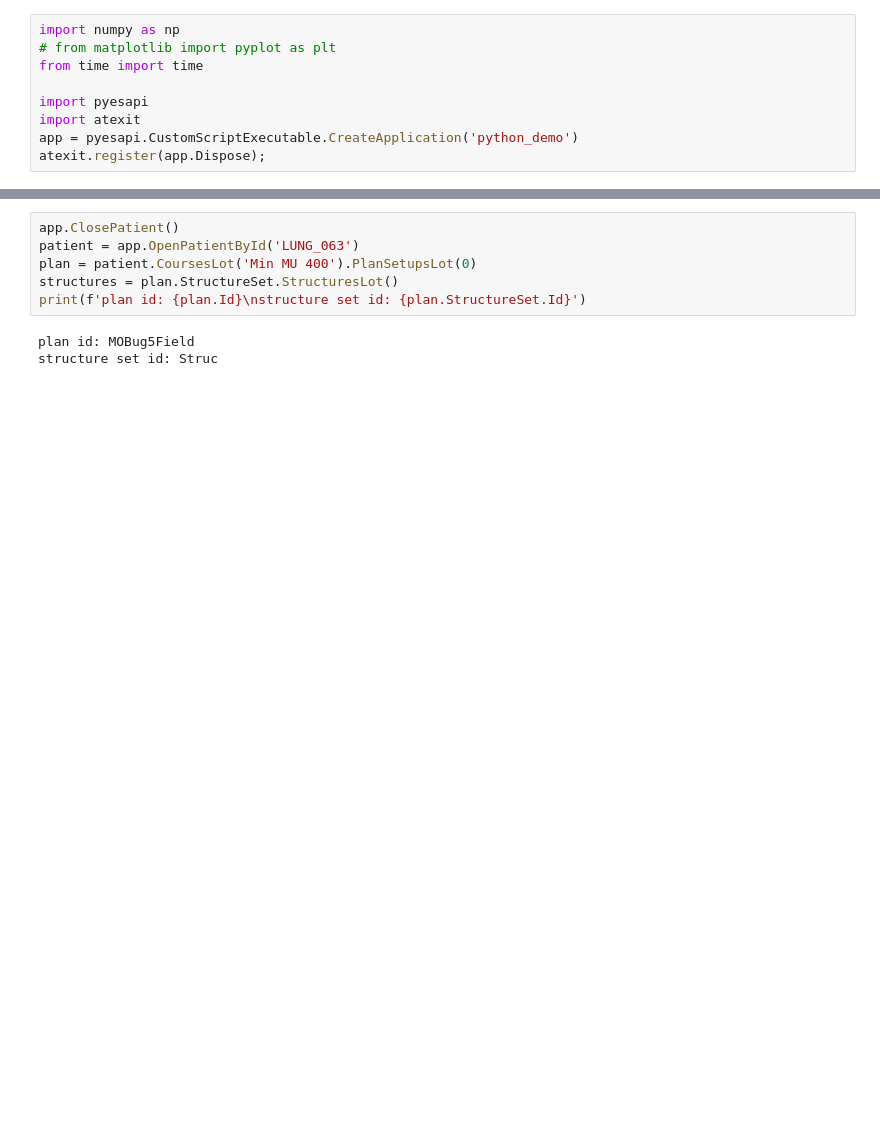
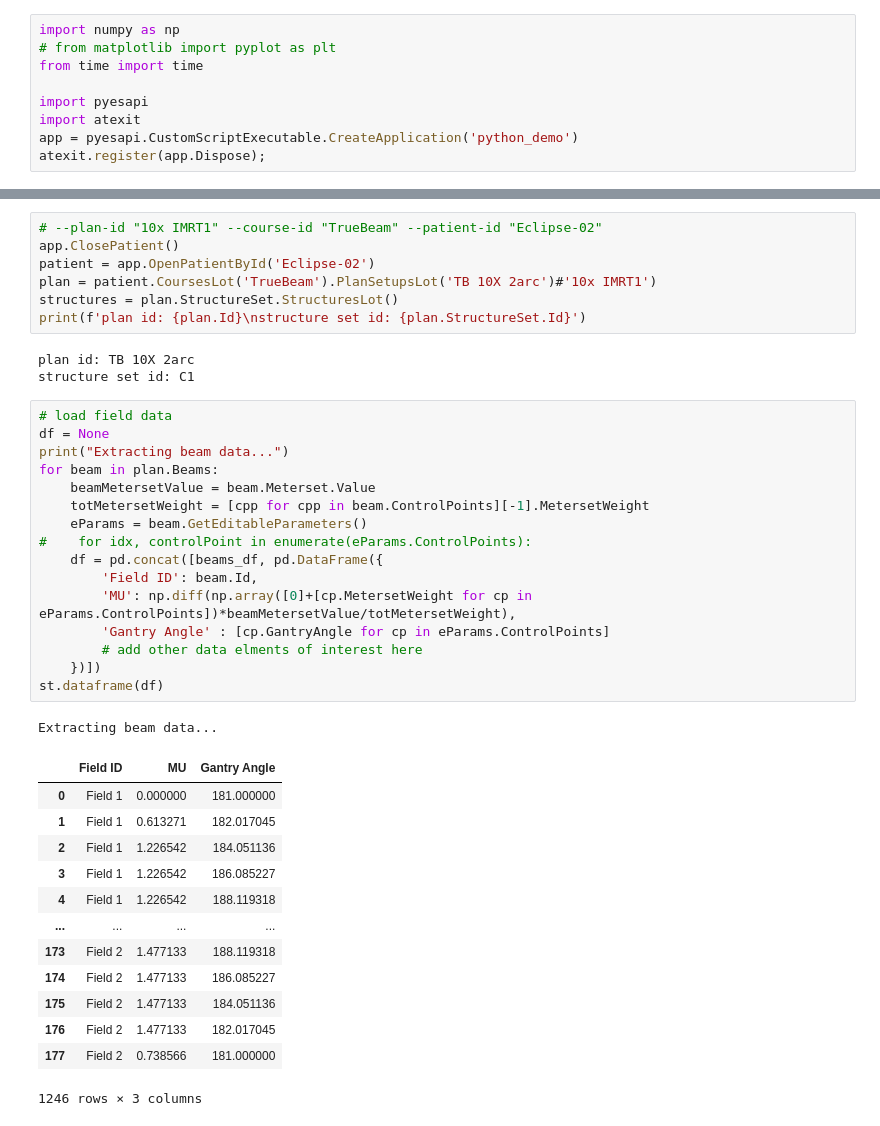
Before and after one commit to Varian-MedicalAffairsAppliedSolutions/MAAS-BeamDashboardX, a Jupyter notebook: ScratchPad.ipynb, the cells around one changed output, grey strips where cells are left out. Cells and saved outputs as stored; diff of their text form; blank space fills up the shorter version.

```diff
--- a/ScratchPad.ipynb
+++ b/ScratchPad.ipynb
@@ -36,9 +40,41 @@ Sphere Phantom Sphere Phantom
 # %%
+# --plan-id "10x IMRT1" --course-id "TrueBeam" --patient-id "Eclipse-02"
 app.ClosePatient()
-patient = app.OpenPatientById('LUNG_063')
-plan = patient.CoursesLot('Min MU 400').PlanSetupsLot(0)
+patient = app.OpenPatientById('Eclipse-02')
+plan = patient.CoursesLot('TrueBeam').PlanSetupsLot('TB 10X 2arc')#'10x IMRT1')
 structures = plan.StructureSet.StructuresLot()
 print(f'plan id: {plan.Id}\nstructure set id: {plan.StructureSet.Id}')
 # %% [output]
-plan id: MOBug5Field
-structure set id: Struc
+plan id: TB 10X 2arc
+structure set id: C1
+# %%
+# load field data
+df = None
+print("Extracting beam data...")
+for beam in plan.Beams:
+    beamMetersetValue = beam.Meterset.Value
+    totMetersetWeight = [cpp for cpp in beam.ControlPoints][-1].MetersetWeight
+    eParams = beam.GetEditableParameters()
+#    for idx, controlPoint in enumerate(eParams.ControlPoints):
+    df = pd.concat([beams_df, pd.DataFrame({
+        'Field ID': beam.Id,
+        'MU': np.diff(np.array([0]+[cp.MetersetWeight for cp in eParams.ControlPoints])*beamMetersetValue/totMetersetWeight),
+        'Gantry Angle' : [cp.GantryAngle for cp in eParams.ControlPoints]
+        # add other data elments of interest here
+    })])
+st.dataframe(df)
+# %% [output]
+Extracting beam data...
+|  | Field ID | MU | Gantry Angle |
+| 0 | Field 1 | 0.000000 | 181.000000 |
+| 1 | Field 1 | 0.613271 | 182.017045 |
+| 2 | Field 1 | 1.226542 | 184.051136 |
+| 3 | Field 1 | 1.226542 | 186.085227 |
+| 4 | Field 1 | 1.226542 | 188.119318 |
+| ... | ... | ... | ... |
+| 173 | Field 2 | 1.477133 | 188.119318 |
+| 174 | Field 2 | 1.477133 | 186.085227 |
+| 175 | Field 2 | 1.477133 | 184.051136 |
+| 176 | Field 2 | 1.477133 | 182.017045 |
+| 177 | Field 2 | 0.738566 | 181.000000 |
+1246 rows × 3 columns
```
Also changed, not shown: parts of 13 cells of this notebook, 4 other files.
